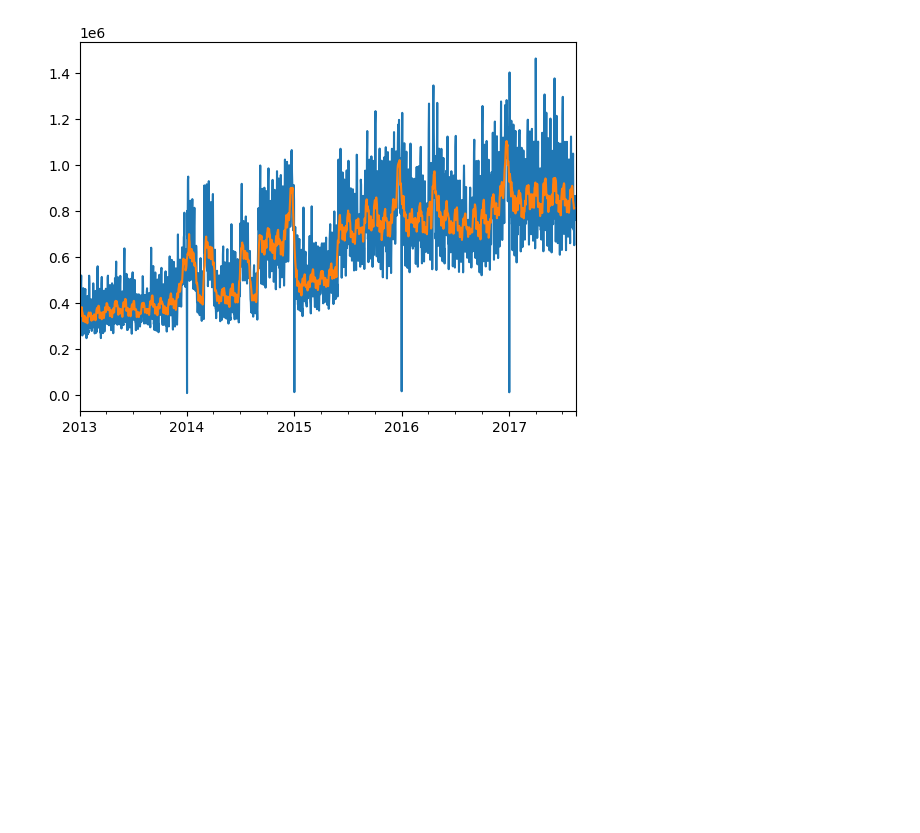
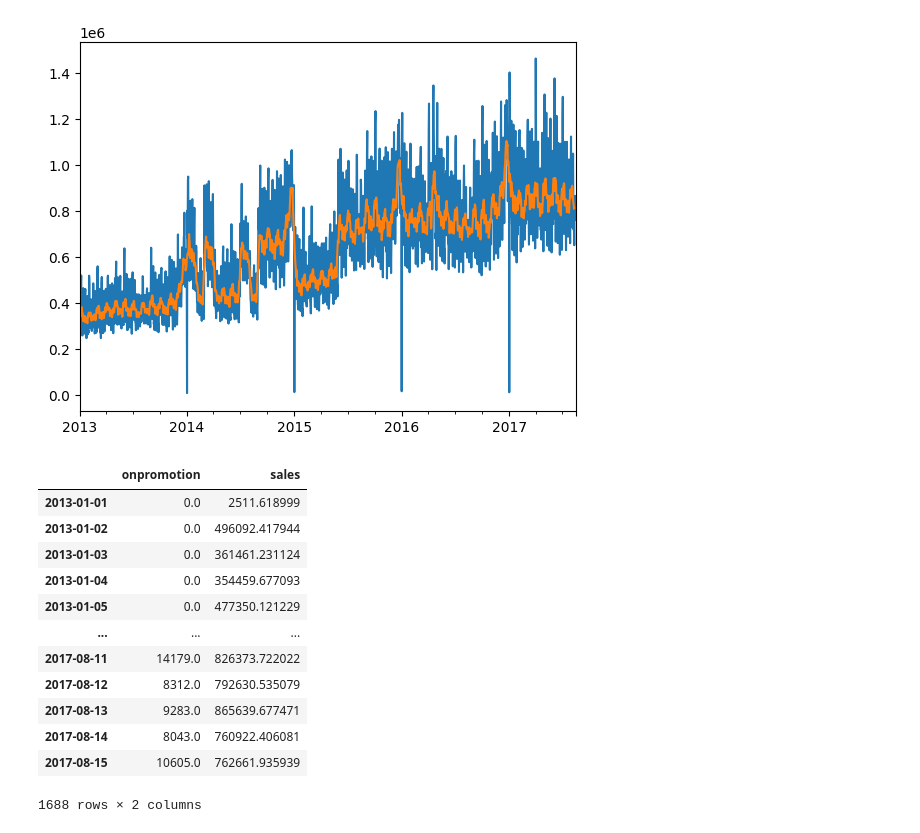
Before and after one commit to kwonowk/store-sales-forecast_kaggle, a Jupyter notebook: forecast.ipynb, the cells around one changed output. Drawn from its saved outputs; the diff is of its cells as text; code cells hidden in the pictures; blank space fills up the shorter version.

```diff
--- a/forecast.ipynb
+++ b/forecast.ipynb
@@ -150,6 +150,22 @@ trend.plot()
 # %% [output]
 <AxesSubplot:>
 [figure]
+# %%
+y
+# %% [output]
+|  | onpromotion | sales |
+| 2013-01-01 | 0.0 | 2511.618999 |
+| 2013-01-02 | 0.0 | 496092.417944 |
+| 2013-01-03 | 0.0 | 361461.231124 |
+| 2013-01-04 | 0.0 | 354459.677093 |
+| 2013-01-05 | 0.0 | 477350.121229 |
+| ... | ... | ... |
+| 2017-08-11 | 14179.0 | 826373.722022 |
+| 2017-08-12 | 8312.0 | 792630.535079 |
+| 2017-08-13 | 9283.0 | 865639.677471 |
+| 2017-08-14 | 8043.0 | 760922.406081 |
+| 2017-08-15 | 10605.0 | 762661.935939 |
+1688 rows × 2 columns
 # %%
 from statsmodels.tsa.deterministic import DeterministicProcess
 
```
Also changed, not shown: parts of 4 cells of this notebook.
